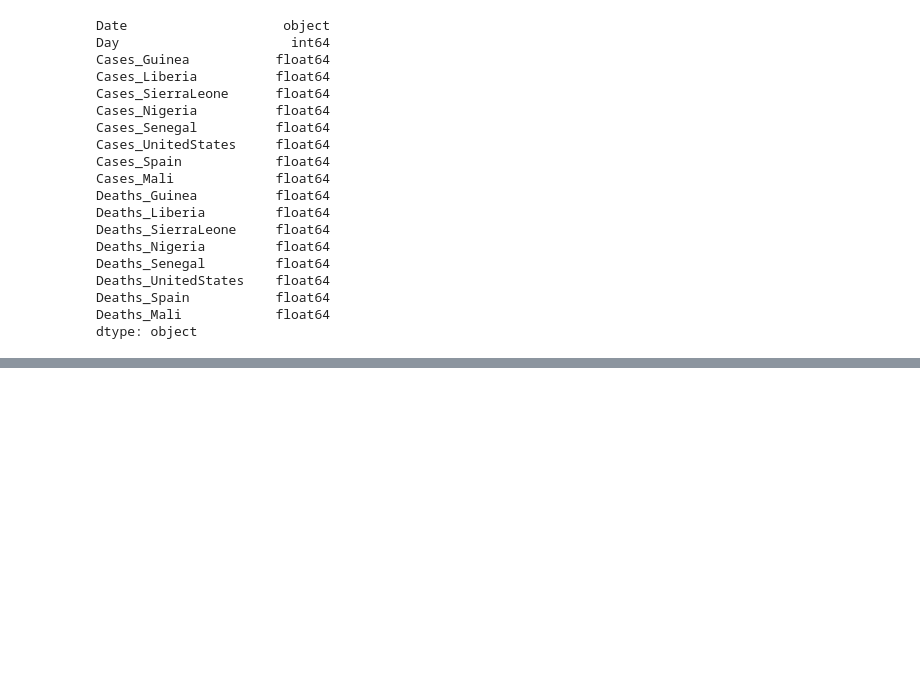
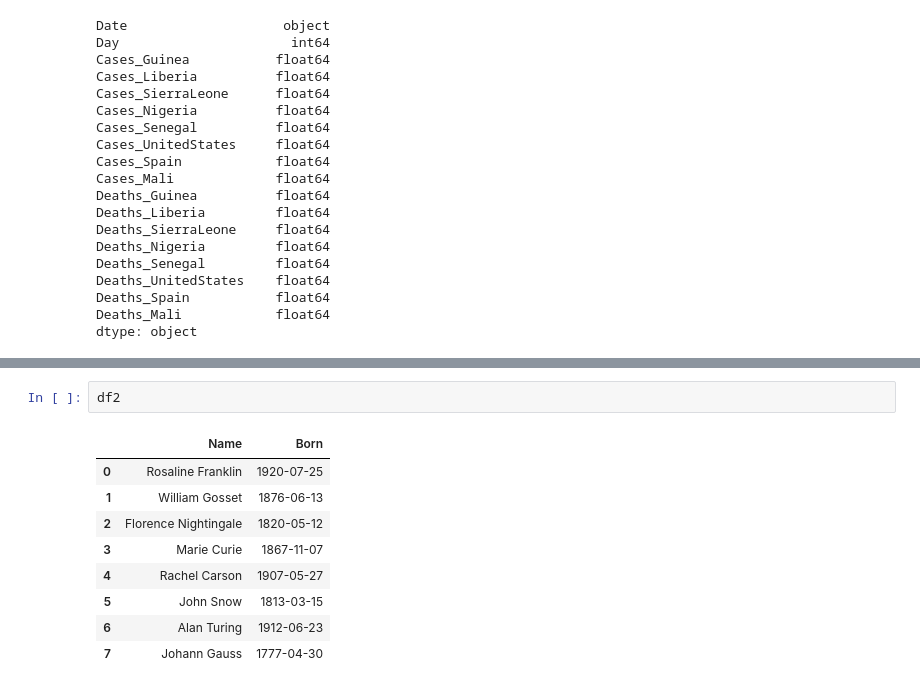
Before and after one commit to rv1448/Data-Engineering-Nano-Degree, a Jupyter notebook: PythonScripts/Pandas.ipynb, the cells around one changed output, grey strips where cells are left out. Saved outputs shown, nothing was run; the diff lists cells and outputs as text; blank space fills up the shorter version.

```diff
--- a/PythonScripts/Pandas.ipynb
+++ b/PythonScripts/Pandas.ipynb
@@ -795,0 +832,12 @@ dtype: object
+# %%
+df2
+# %% [output]
+|  | Name | Born |
+| 0 | Rosaline Franklin | 1920-07-25 |
+| 1 | William Gosset | 1876-06-13 |
+| 2 | Florence Nightingale | 1820-05-12 |
+| 3 | Marie Curie | 1867-11-07 |
+| 4 | Rachel Carson | 1907-05-27 |
+| 5 | John Snow | 1813-03-15 |
+| 6 | Alan Turing | 1912-06-23 |
+| 7 | Johann Gauss | 1777-04-30 |
```
Also changed, not shown: parts of 14 cells of this notebook, 6 other files.
